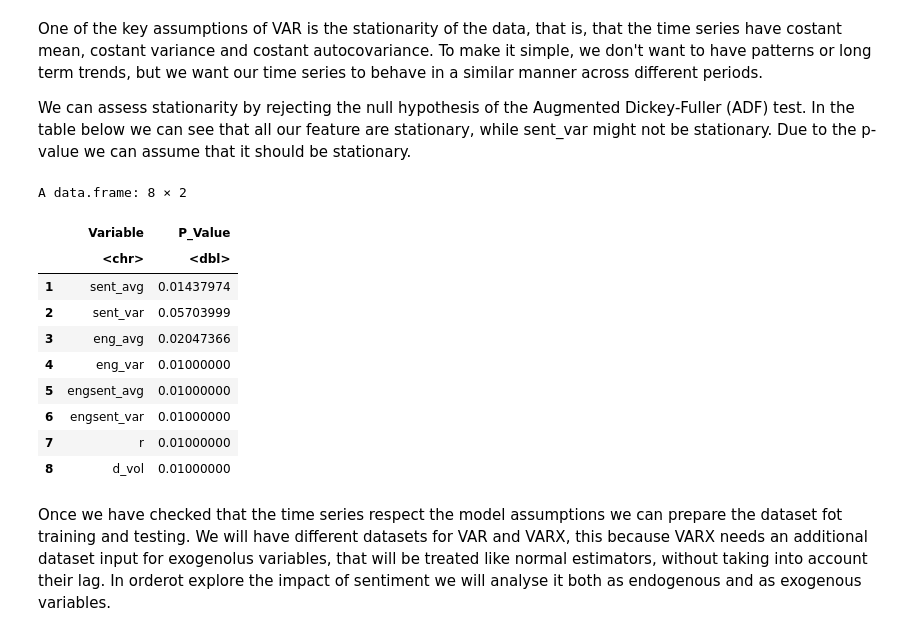
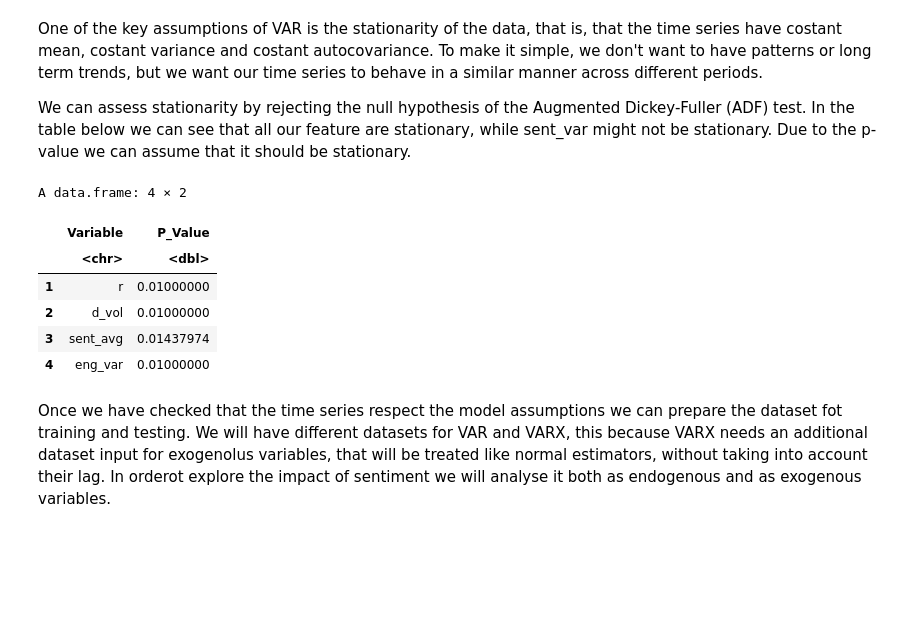
Before and after one commit to Fabio-Rossi-Hub/MemeStock-Returns-Sentiment-Forecasting, a Jupyter notebook: notebooks/VAR_modelling.ipynb, the cells around one changed output. Saved outputs shown, nothing was run; the diff lists cells and outputs as text; code cells hidden in the pictures; blank space fills up the shorter version.

```diff
--- a/notebooks/VAR_modelling.ipynb
+++ b/notebooks/VAR_modelling.ipynb
@@ -38,7 +38,7 @@ heatmap(cor(r50_clean))
 
 r50_clean <- subset(r50_clean, select = -c(logr, d_logvol))
 
-r50_clean <- r50_clean[c( "r", "d_vol", "sent_avg", "sent_var", "eng_avg", "eng_var", "engsent_avg", "engsent_var")]
+r50_clean <- r50_clean[c( "r", "d_vol", "sent_avg", "eng_var")]
 
 cor(r50_clean)
 # %% [output]
@@ -58,31 +54,27 @@ One of the key assumptions of VAR is the stationarity of the data, that is, that
 
 We can assess stationarity by rejecting the null hypothesis of the Augmented Dickey-Fuller (ADF) test. In the table below we can see that all our feature are stationary, while sent_var might not be stationary. Due to the p-value we can assume that it should be stationary.
 # %%
-variables <- c("sent_avg", "sent_var", "eng_avg", "eng_var", "engsent_avg", "engsent_var", "r", "d_vol")
+variables <- colnames(r50_clean)
 
 adf_results <- data.frame(Variable = character(length(variables)), ADF_pValue = numeric(length(variables)))
 
 # Perform the adf test to all variables
 for (i in seq_along(variables)) {
     suppressWarnings(adf_result <- adf.test(r50_clean[[variables[i]]]))
     adf_results[i, "Variable"] <- variables[i]
     adf_results[i, "P_Value"] <- adf_result$p.value
 }
 
 # Print the variable names and p-values of adf test
 head(adf_results[, c("Variable", "P_Value")],10)
 # %% [output]
-A data.frame: 8 × 2
+A data.frame: 4 × 2
 |  | Variable | P_Value |
 |  | <chr> | <dbl> |
-| 1 | sent_avg | 0.01437974 |
-| 2 | sent_var | 0.05703999 |
-| 3 | eng_avg | 0.02047366 |
+| 1 | r | 0.01000000 |
+| 2 | d_vol | 0.01000000 |
+| 3 | sent_avg | 0.01437974 |
 | 4 | eng_var | 0.01000000 |
-| 5 | engsent_avg | 0.01000000 |
-| 6 | engsent_var | 0.01000000 |
-| 7 | r | 0.01000000 |
-| 8 | d_vol | 0.01000000 |
 # %% [markdown]
 Once we have checked that the time series respect the model assumptions we can prepare the dataset fot training and testing. We will have different datasets for VAR and VARX, this because VARX needs an additional dataset input for exogenolus variables, that will be treated like normal estimators, without taking into account their lag. In orderot explore the impact of sentiment we will analyse it both as endogenous and as exogenous variables.
 # %%
```
Also changed, not shown: parts of 4 cells of this notebook.
